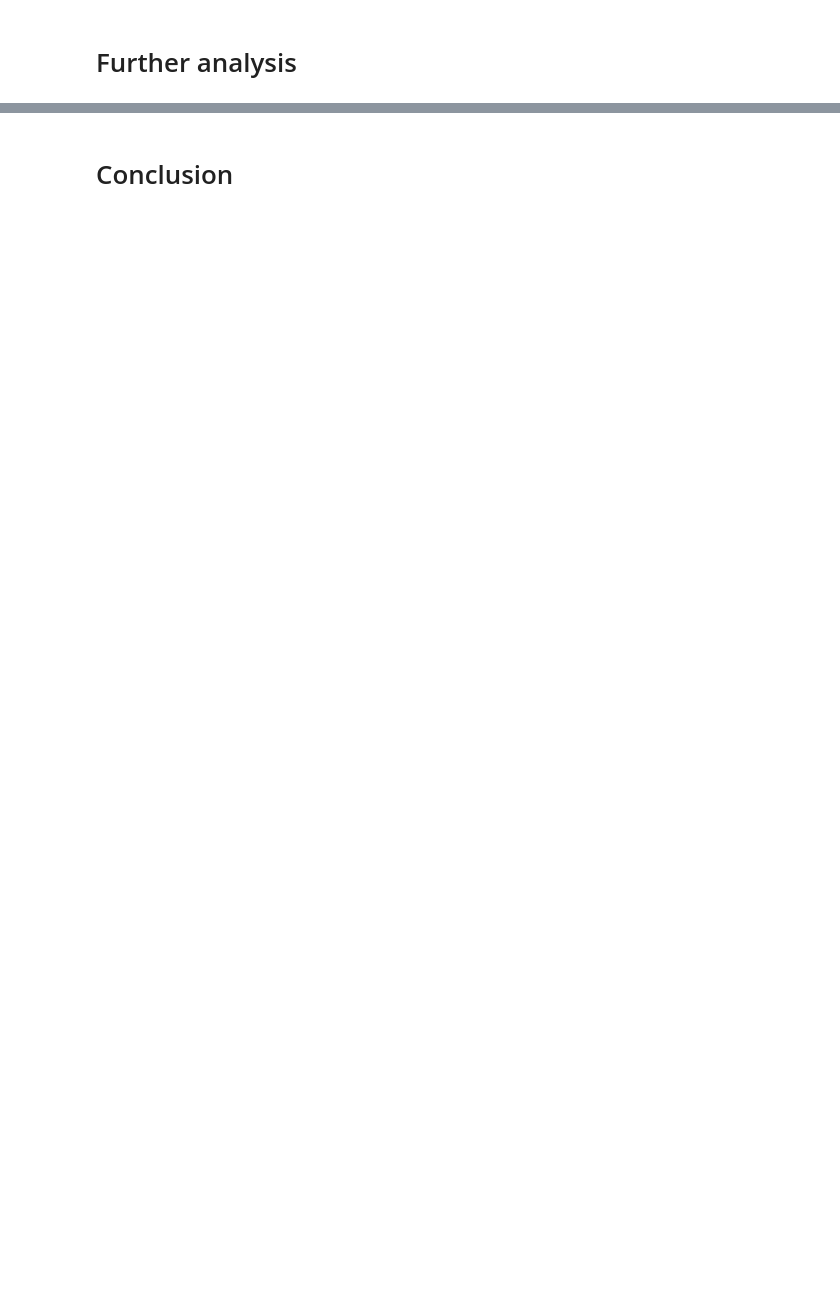
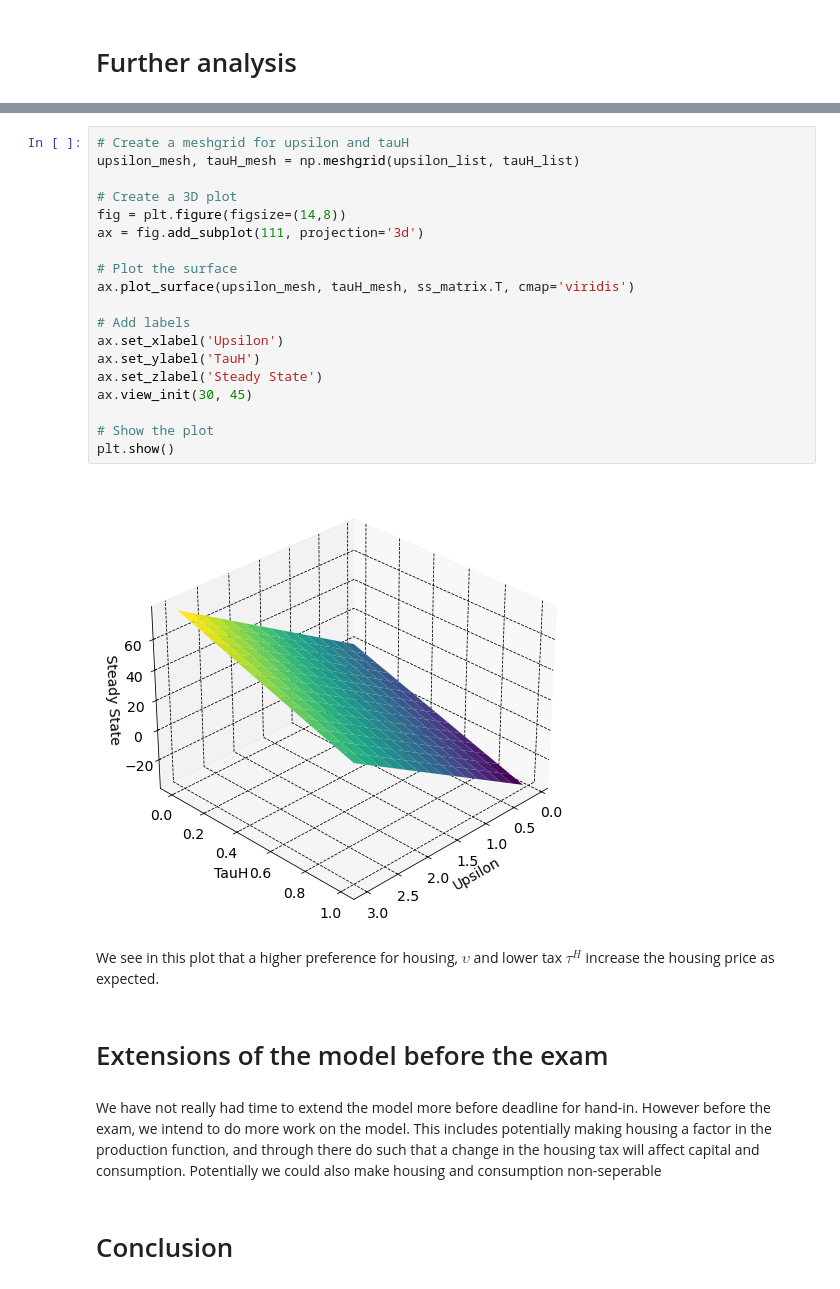
Before and after one commit to NumEconCopenhagen/projects-2024-mikkel-thomas, a Jupyter notebook: modelproject/modelproject.ipynb, the cells around one changed output, grey strips where cells are left out. Drawn from its saved outputs; the diff is of its cells as text; blank space fills up the shorter version.

```diff
--- a/modelproject/modelproject.ipynb
+++ b/modelproject/modelproject.ipynb
@@ -267,2 +335,29 @@ Try to make an extension of the model.
+# %%
+# Create a meshgrid for upsilon and tauH
+upsilon_mesh, tauH_mesh = np.meshgrid(upsilon_list, tauH_list)
+
+# Create a 3D plot
+fig = plt.figure(figsize=(14,8))
+ax = fig.add_subplot(111, projection='3d')
+
+# Plot the surface
+ax.plot_surface(upsilon_mesh, tauH_mesh, ss_matrix.T, cmap='viridis')
+
+# Add labels
+ax.set_xlabel('Upsilon')
+ax.set_ylabel('TauH')
+ax.set_zlabel('Steady State')
+ax.view_init(30, 45)
+
+# Show the plot
+plt.show()
+# %% [output]
+[figure, added]
+# %% [markdown]
+We see in this plot that a higher preference for housing, $\upsilon$ and lower tax $\tau^H$ increase the housing price as expected.
+# %% [markdown]
+# Extensions of the model before the exam
+# %% [markdown]
+We have not really had time to extend the model more before deadline for hand-in. However before the exam, we intend to do more work on the model. This includes potentially making housing a factor in the production function, and through there do such that a change in the housing tax will affect capital and consumption. Potentially we could also make housing and consumption non-seperable
 # %% [markdown]
 # Conclusion
```
Also changed, not shown: parts of 30 cells of this notebook, 2 other files.
